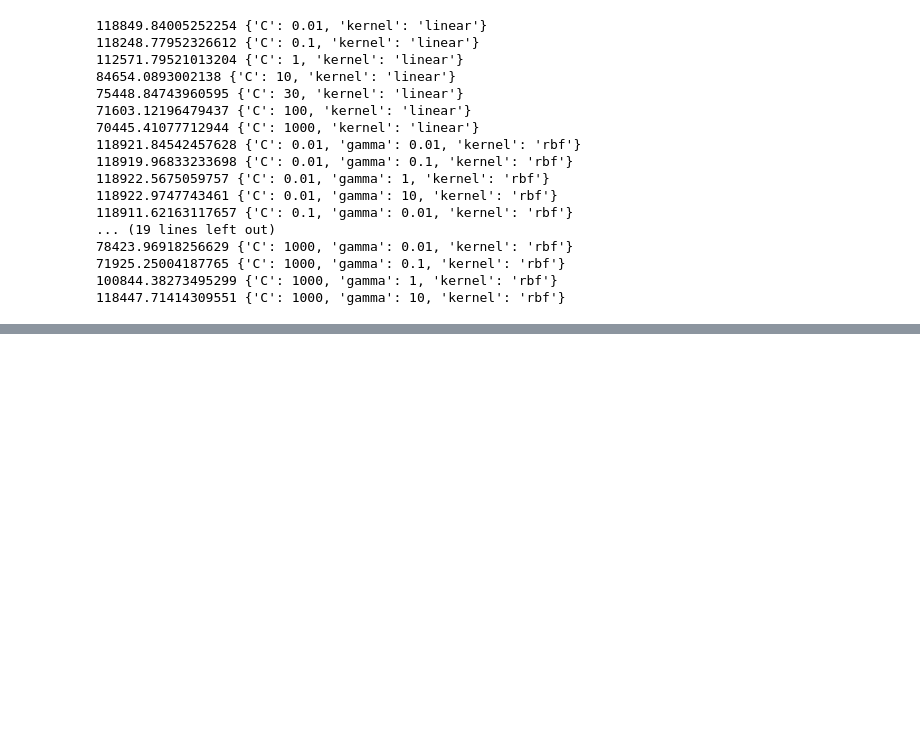
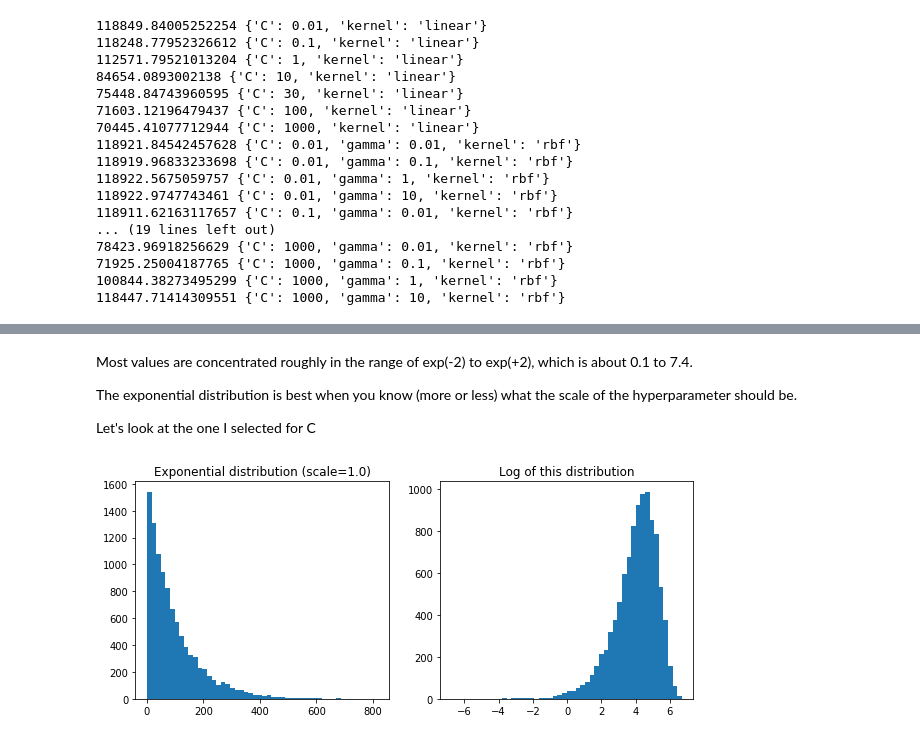
Before and after one commit to sahiljuneja/hands-on-ml, a Jupyter notebook: Ch2 - End-to-End Machine Learning Project.ipynb, the cells around one changed output, grey strips where cells are left out. Cells and saved outputs as stored; diff of their text form; code cells hidden in the pictures; blank space fills up the shorter version.

```diff
--- a/Ch2 - End-to-End Machine Learning Project.ipynb
+++ b/Ch2 - End-to-End Machine Learning Project.ipynb
@@ -892,0 +1006,19 @@ for mean_score, params in zip(cvres["mean_test_score"], cvres["params"]):
+# %% [markdown]
+Most values are concentrated roughly in the range of exp(-2) to exp(+2), which is about 0.1 to 7.4.
+
+The exponential distribution is best when you know (more or less) what the scale of the hyperparameter should be.
+
+Let's look at the one I selected for C
+# %%
+expon_distrib = expon(scale=100)
+samples = expon_distrib.rvs(10000, random_state=42)
+plt.figure(figsize=(10, 4))
+plt.subplot(121)
+plt.title("Exponential distribution (scale=1.0)")
+plt.hist(samples, bins=50)
+plt.subplot(122)
+plt.title("Log of this distribution")
+plt.hist(np.log(samples), bins=50)
+plt.show()
+# %% [output]
+[figure, added]
```
Also changed, not shown: parts of 14 cells of this notebook.
